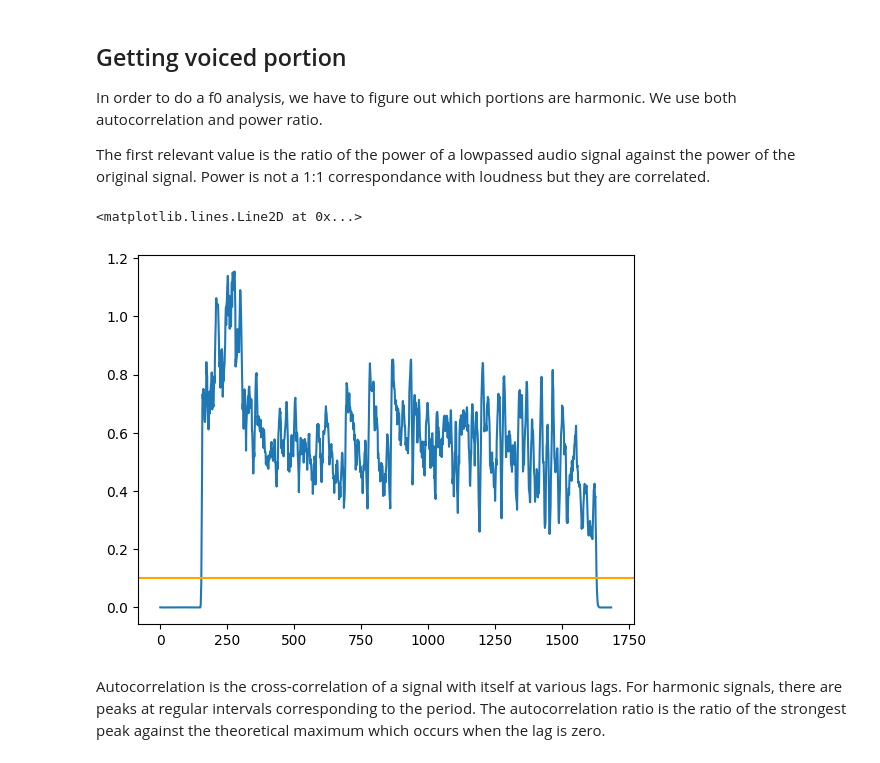
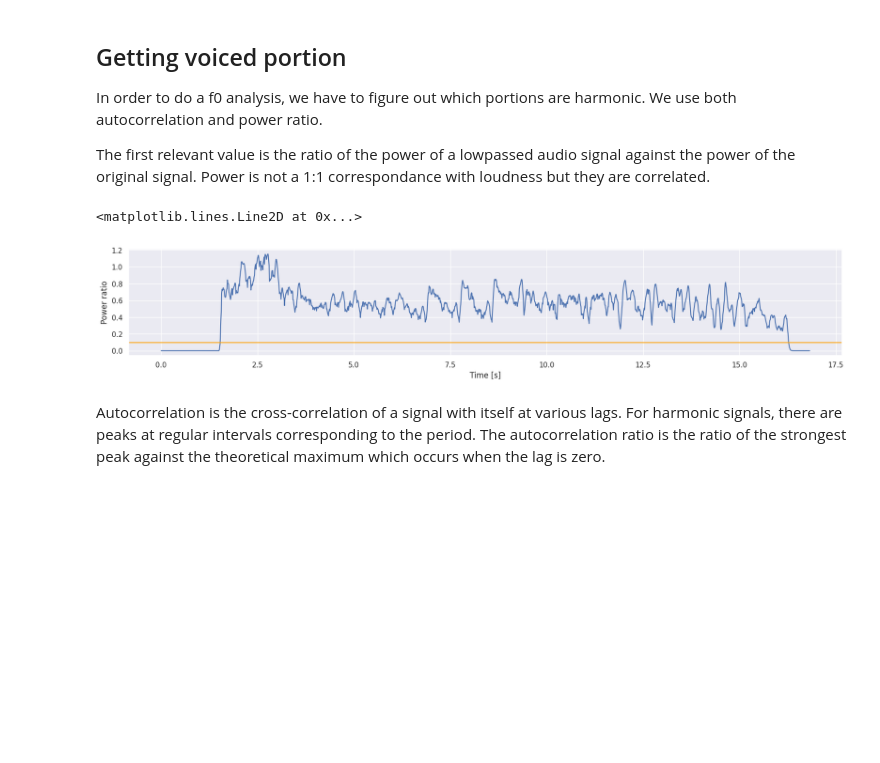
Before and after one commit to pplantinga/ParkinsonSpeechAI, a Jupyter notebook: voice-analysis.ipynb, the cells around one changed output. Drawn from its saved outputs; the diff is of its cells as text; code cells hidden in the pictures; blank space fills up the shorter version.

```diff
--- a/voice-analysis.ipynb
+++ b/voice-analysis.ipynb
@@ -6,7 +6,17 @@ This notebook goes through a simple analysis of a single speech sample
 import torch
 import torchaudio
 import matplotlib.pyplot as plt
+import seaborn as sns
 from speechbrain.processing.voice_analysis import *
+
+sns.set()
 # %%
 # Load audio and generate stats
 audio, sample_rate = torchaudio.load("qpn_PD00020_a1.wav")
+
+downsample_factor = 100
+xs = torch.arange(len(audio[0,::downsample_factor])) / sample_rate * downsample_factor
+plt.rcParams["figure.figsize"] = (20,3)
+plt.plot(xs, audio[0,::downsample_factor], linewidth=.5)
+plt.xlabel("Time [s]")
+plt.ylabel("Amplitude")
@@ -51,15 +64,18 @@ Power is not a 1:1 correspondance with loudness but they are correlated.
 # %%
 orig_windows = audio.unfold(-1, window_samples, step_samples)
 lowpass_audio = torchaudio.functional.lowpass_biquad(audio, sample_rate, 800)
 lowpass_windows = lowpass_audio.unfold(-1, window_samples, step_samples)
 power_ratio = compute_power_ratio(orig_windows, lowpass_windows).squeeze()
 
 power_threshold = 0.1
-plt.plot(power_ratio)
+xs = torch.arange(len(power_ratio)) * step_size
+plt.plot(xs, power_ratio)
+plt.xlabel("Time [s]")
+plt.ylabel("Power ratio")
 plt.axhline(y = power_threshold, color="orange")
 # %% [output]
 <matplotlib.lines.Line2D at 0x...>
-[figure, old version]
+[figure, new version]
 # %% [markdown]
 Autocorrelation is the cross-correlation of a signal with itself at various lags.
 For harmonic signals, there are peaks at regular intervals corresponding to the period.
```
Also changed, not shown: parts of 16 cells of this notebook.
